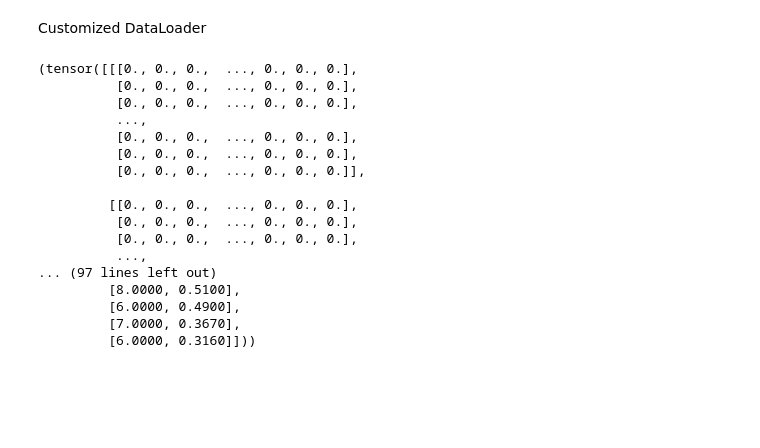
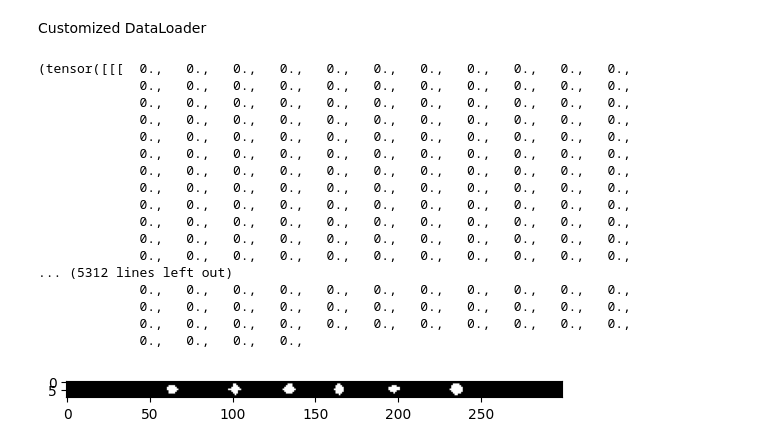
Before and after one commit to rootyJeon/deep_stat_study, a Jupyter notebook: W4_DataLoader_yrpark.ipynb, the cells around one changed output. Cells and saved outputs as stored; diff of their text form; code cells hidden in the pictures; blank space fills up the shorter version.

```diff
--- a/W4_DataLoader_yrpark.ipynb
+++ b/W4_DataLoader_yrpark.ipynb
@@ -36,8 +36,8 @@ class custom_train_dataset(Dataset):
     def __getitem__(self, index):
 
         img_name = self.data_dir + '/' + self.data.iloc[index, -1]
-        img_PIL = np.array(Image.open(img_name))
-        img =  self.transform(img_PIL)
+        with Image.open(img_name) as img_PIL:
+            img = self.transform(np.array(img_PIL))
         label = self.transform(self.target[index])
 
         return img, label
@@ -50,22 +49,28 @@ train_loader = DataLoader(dataset=custom_train_data, batch_size=min_batch, shuff
 test_loader = DataLoader(dataset=custom_test_data, batch_size=min_batch, shuffle=False)
 # %%
 x, y = next(iter(train_loader))
-x,y
+x, y
 # %% [output]
-(tensor([[[0., 0., 0.,  ..., 0., 0., 0.],
-          [0., 0., 0.,  ..., 0., 0., 0.],
-          [0., 0., 0.,  ..., 0., 0., 0.],
-          ...,
-          [0., 0., 0.,  ..., 0., 0., 0.],
-          [0., 0., 0.,  ..., 0., 0., 0.],
-          [0., 0., 0.,  ..., 0., 0., 0.]],
-
-         [[0., 0., 0.,  ..., 0., 0., 0.],
-          [0., 0., 0.,  ..., 0., 0., 0.],
-          [0., 0., 0.,  ..., 0., 0., 0.],
-          ...,
-... (97 lines left out)
-         [8.0000, 0.5100],
-         [6.0000, 0.4900],
-         [7.0000, 0.3670],
-         [6.0000, 0.3160]]))
+(tensor([[[  0.,   0.,   0.,   0.,   0.,   0.,   0.,   0.,   0.,   0.,   0.,
+             0.,   0.,   0.,   0.,   0.,   0.,   0.,   0.,   0.,   0.,   0.,
+             0.,   0.,   0.,   0.,   0.,   0.,   0.,   0.,   0.,   0.,   0.,
+             0.,   0.,   0.,   0.,   0.,   0.,   0.,   0.,   0.,   0.,   0.,
+             0.,   0.,   0.,   0.,   0.,   0.,   0.,   0.,   0.,   0.,   0.,
+             0.,   0.,   0.,   0.,   0.,   0.,   0.,   0.,   0.,   0.,   0.,
+             0.,   0.,   0.,   0.,   0.,   0.,   0.,   0.,   0.,   0.,   0.,
+             0.,   0.,   0.,   0.,   0.,   0.,   0.,   0.,   0.,   0.,   0.,
+             0.,   0.,   0.,   0.,   0.,   0.,   0.,   0.,   0.,   0.,   0.,
+             0.,   0.,   0.,   0.,   0.,   0.,   0.,   0.,   0.,   0.,   0.,
+             0.,   0.,   0.,   0.,   0.,   0.,   0.,   0.,   0.,   0.,   0.,
+             0.,   0.,   0.,   0.,   0.,   0.,   0.,   0.,   0.,   0.,   0.,
+... (5312 lines left out)
+             0.,   0.,   0.,   0.,   0.,   0.,   0.,   0.,   0.,   0.,   0.,
+             0.,   0.,   0.,   0.,   0.,   0.,   0.,   0.,   0.,   0.,   0.,
+             0.,   0.,   0.,   0.,   0.,   0.,   0.,   0.,   0.,   0.,   0.,
+             0.,   0.,   0.,   0.,
+# %%
+import matplotlib.pyplot as plt
+plt.imshow(x[0], cmap='gray')
+plt.show()
+# %% [output]
+[figure, added]
```
Also changed, not shown: parts of 1 cell of this notebook, 1 other file.
